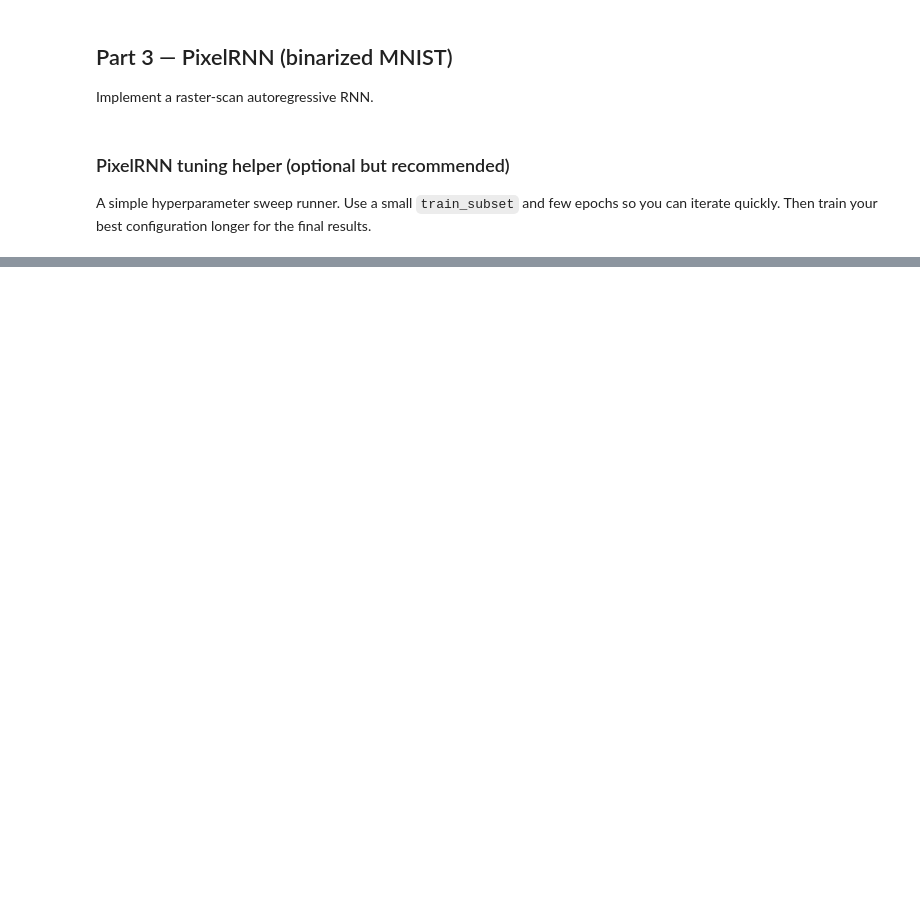
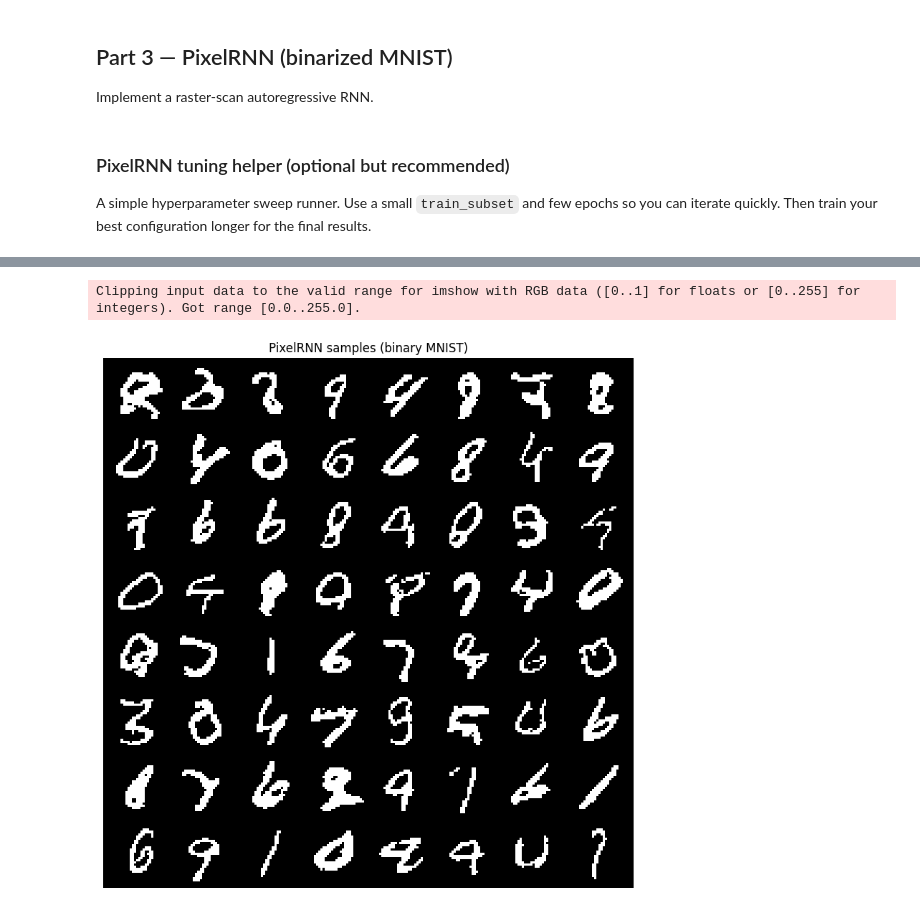
Before and after one commit to zbalkhy/EEC289, a Jupyter notebook: hw2/hw2.ipynb, the cells around one changed output, grey strips where cells are left out. Drawn from its saved outputs; the diff is of its cells as text; code cells hidden in the pictures; blank space fills up the shorter version.

Commit message:
pixelrrn working

```diff
--- a/hw2/hw2.ipynb
+++ b/hw2/hw2.ipynb
@@ -804,23 +804,24 @@ class PixelRNN(nn.Module):
         hn = torch.zeros(self.lstm.num_layers, n, self.lstm.hidden_size).to(self.device)
         cn = torch.zeros(self.lstm.num_layers, n, self.lstm.hidden_size).to(self.device)
 
-        out = torch.zeros(n,784, dtype=torch.long, device=self.device)
-        out[:,0] = 2
+        out = torch.zeros(n,784, dtype=torch.float32, device=self.device)
+        prev = torch.full((n,), 2, device=self.device)
 
-        for t in range(1,784):
+        for t in range(0,784):
             # initialize embeddings
-            prev_emb = self.emb(out[:,:t])
-            row_emb = self.row_emb(self.pos_row[:t])
-            col_emb = self.col_emb(self.pos_col[:t])
+            prev_emb = self.emb(prev)
+            row_emb = self.row_emb(self.pos_row[t])
+            col_emb = self.col_emb(self.pos_col[t])
             emb = prev_emb + row_emb + col_emb
+            emb = emb.view(n, 1, self.emb.embedding_dim)
 
             # calculate logits->prob->sample
             logit, (hn, cn) = self.lstm(emb, (hn, cn))
-            logit = self.out(logit)
-            prob = F.sigmoid(logit)
-            prev = torch.bernoulli(prob / temperature)
-            out[:,t] = prev[:,t-1,0]
-        return out.reshape(n,1,28,28)
+            logit = self.out(logit.squeeze())
+            prob = F.sigmoid(logit.squeeze() / temperature)
+            prev = torch.bernoulli(prob).long()
+            out[:,t] = prev
+        return out.reshape(n,1,28,28) * 255
 # %%
 def evaluate_nll_per_pixel(model: nn.Module, loader: DataLoader):
     model.eval()
@@ -969,0 +1038,6 @@ epoch 10: train_loss=0.1054 | test_nll/pixel=0.1032
+# %%
+samples = model.sample(n=64, temperature=1)
+show_grid([samples[i, 0] for i in range(64)], nrow=8, title="PixelRNN samples (binary MNIST)", cmap="gray")
+# %% [output]
+Clipping input data to the valid range for imshow with RGB data ([0..1] for floats or [0..255] for integers). Got range [0.0..255.0].
+[figure, added]
```
Also changed, not shown: parts of 5 cells of this notebook.
